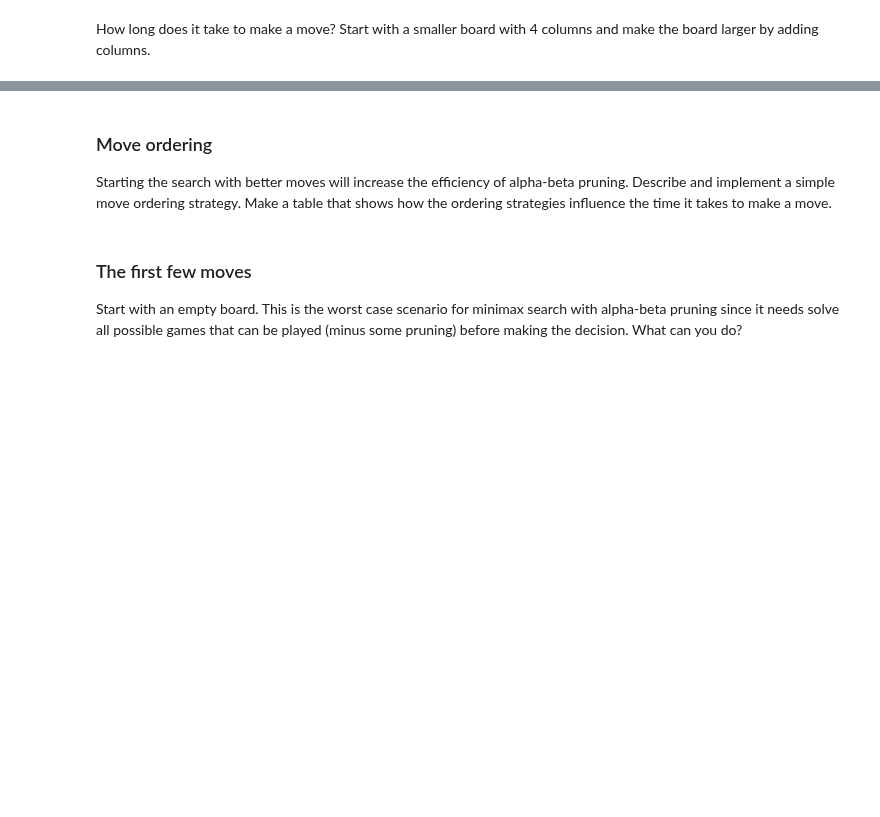
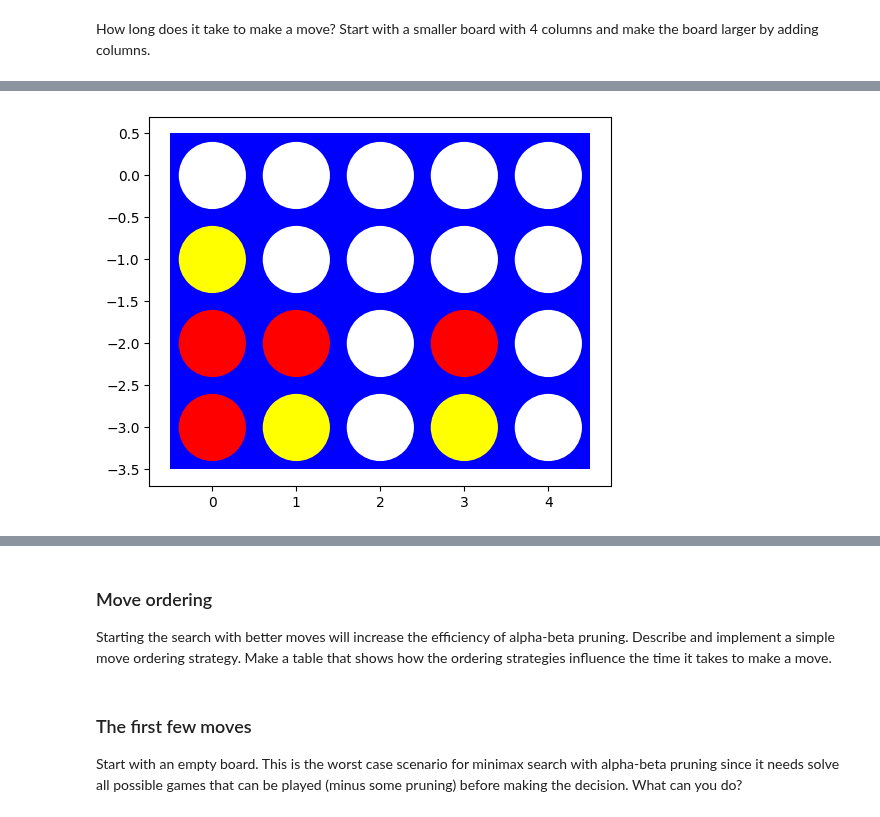
Before and after one commit to Shawn1303/Artificial-Intelligence, a Jupyter notebook: Hw2/assignment_mean_connect4.ipynb, the cells around one changed output, grey strips where cells are left out. Drawn from its saved outputs; the diff is of its cells as text; code cells hidden in the pictures; blank space fills up the shorter version.

```diff
--- a/Hw2/assignment_mean_connect4.ipynb
+++ b/Hw2/assignment_mean_connect4.ipynb
@@ -582,0 +646,14 @@ How long does it take to make a move? Start with a smaller board with 4 columns
+# %%
+board = [
+    [0,0,0,0,0],
+    [-1,0,0,0,0],
+    [1,1,0,1,0],
+    [1,-1,0,-1,0]
+]
+visualize(board)
+s = (board, False, (1,0), 7)
+a = alpha_beta_search(s, 1)
+print(a)
+visualize(result(s, a)[0])
+# %% [output]
+[figure, added]
```
Also changed, not shown: parts of 7 cells of this notebook.
